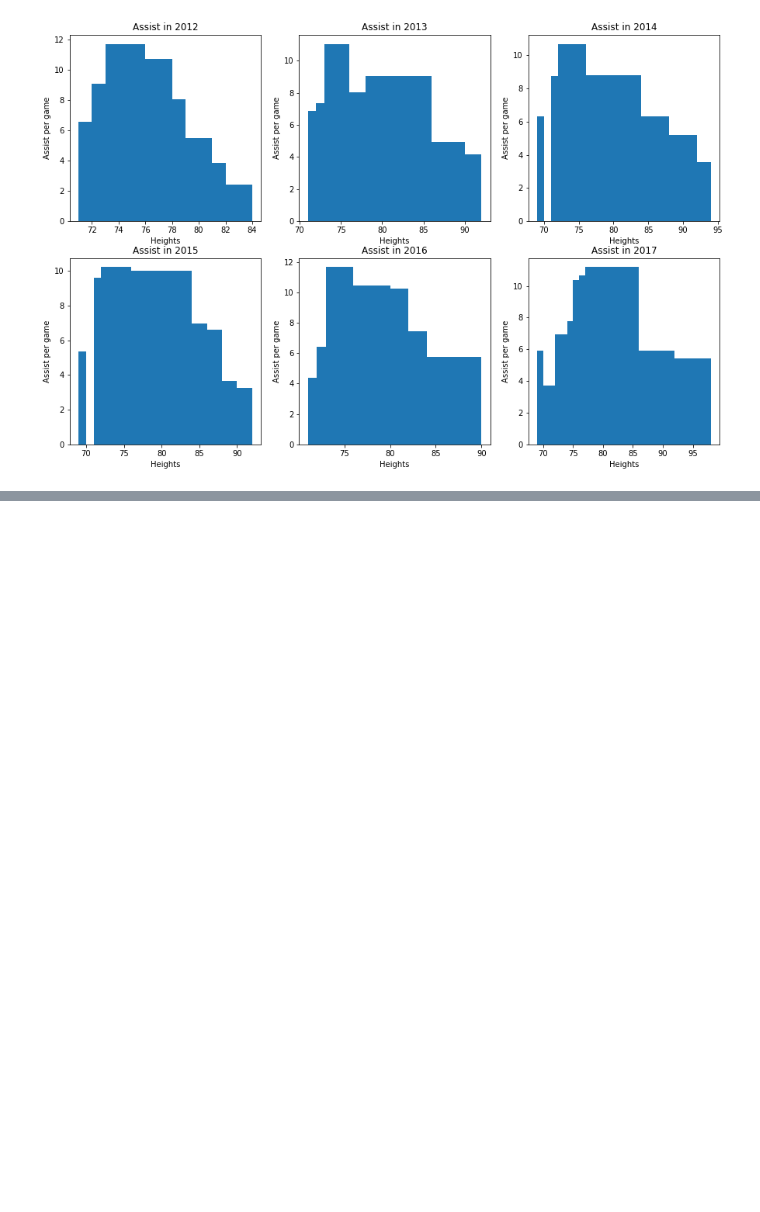
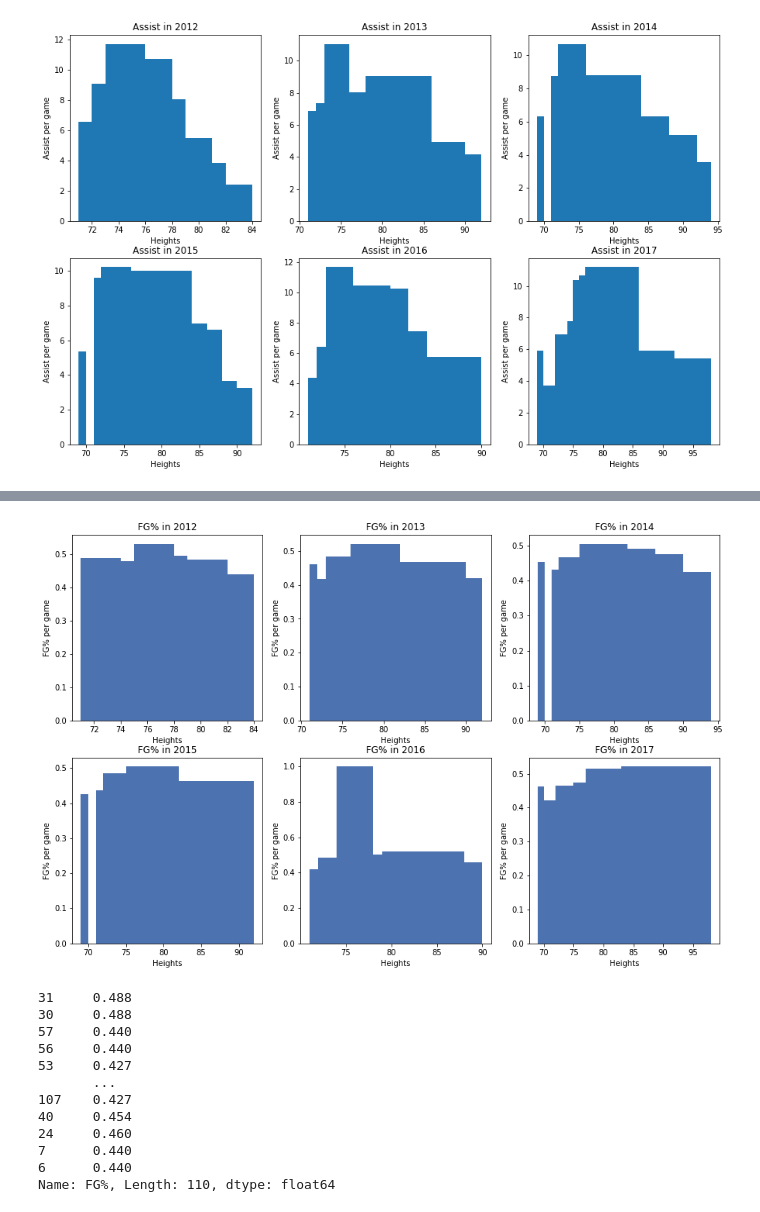
Before and after one commit to jake-garnier/COGS108Project, a Jupyter notebook: getData_anwar.ipynb, the cells around one changed output, grey strips where cells are left out. Saved outputs shown, nothing was run; the diff lists cells and outputs as text; code cells hidden in the pictures; blank space fills up the shorter version.

```diff
--- a/getData_anwar.ipynb
+++ b/getData_anwar.ipynb
@@ -427,0 +437,64 @@ plt.show()
+# %%
+plt.figure(figsize = (15,15))
+
+plt.subplot(3,3,1)
+plt.title("FG% in 2012")
+plt.xlabel("Heights")
+plt.ylabel("FG% per game")
+plt.bar(x = df_2012_height, height = df_2012_FGpercent,width = 1, align  = 'edge')
+
+plt.subplot(3,3,2)
+plt.title("FG% in 2013")
+plt.xlabel("Heights")
+plt.ylabel("FG% per game")
+plt.bar(x = df_2013_height, height = df_2013_FGpercent,width = 1, align  = 'edge')
+
+
+plt.subplot(3,3,3)
+plt.title("FG% in 2014")
+plt.xlabel("Heights")
+plt.ylabel("FG% per game")
+plt.bar(x = df_2014_height, height = df_2014_FGpercent,width = 1, align  = 'edge')
+
+
+plt.subplot(3,3,4)
+plt.title("FG% in 2015")
+plt.xlabel("Heights")
+plt.ylabel("FG% per game")
+plt.bar(x = df_2015_height, height = df_2015_FGpercent,width = 1, align  = 'edge')
+
+
+plt.subplot(3,3,5)
+plt.title("FG% in 2016")
+plt.xlabel("Heights")
+plt.ylabel("FG% per game")
+plt.bar(x = df_2016_height, height = df_2016_FGpercent,width = 1, align  = 'edge')
+
+
+plt.subplot(3,3,6)
+plt.title("FG% in 2017")
+plt.xlabel("Heights")
+plt.ylabel("FG% per game")
+plt.bar(x = df_2017_height, height = df_2017_FGpercent,width = 1, align  = 'edge')
+
+
+
+
+
+
+
+plt.show()
+# %% [output]
+[figure, added]
+31     0.488
+30     0.488
+57     0.440
+56     0.440
+53     0.427
+       ...
+107    0.427
+40     0.454
+24     0.460
+7      0.440
+6      0.440
+Name: FG%, Length: 110, dtype: float64
```
Also changed, not shown: parts of 10 cells of this notebook.
